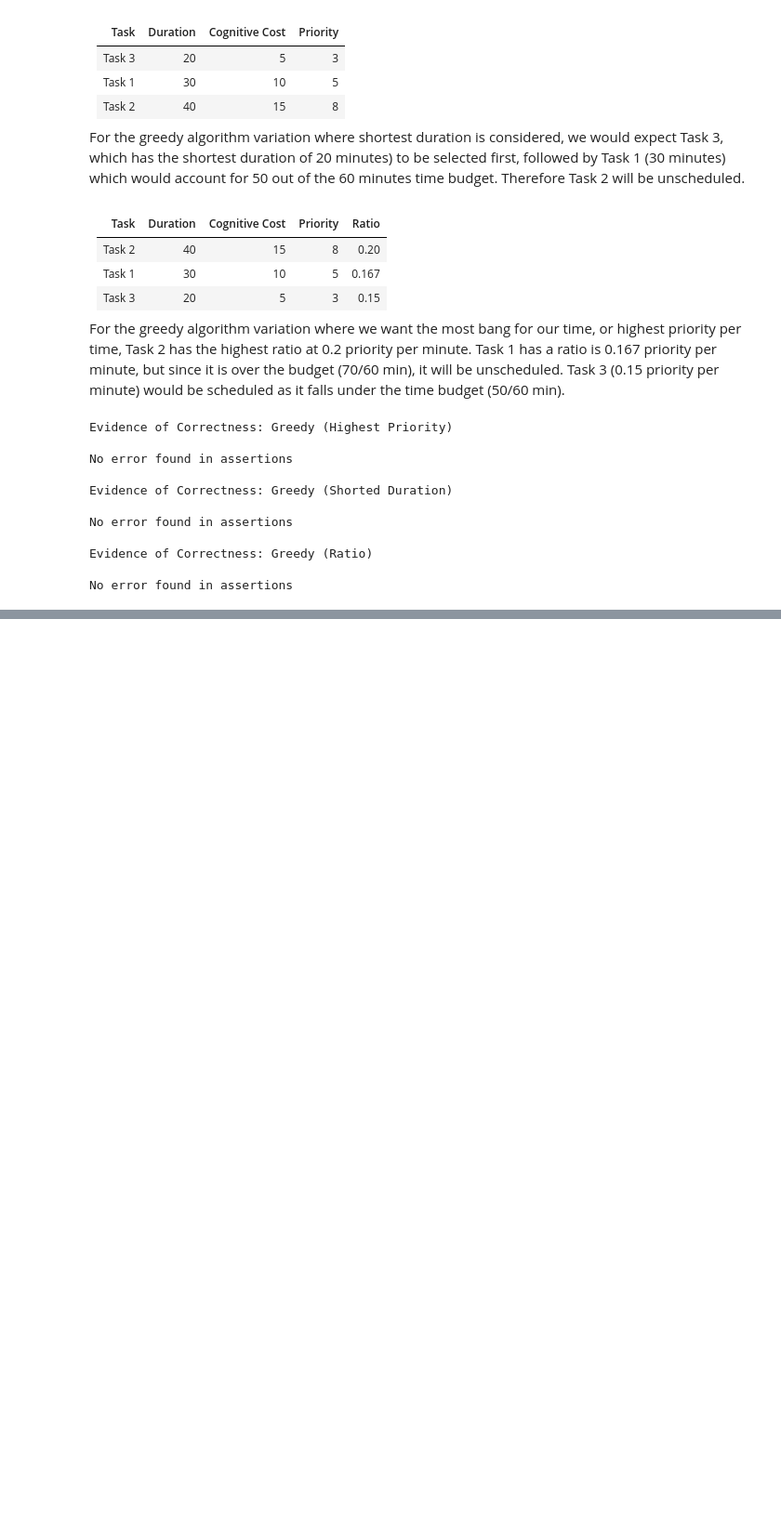
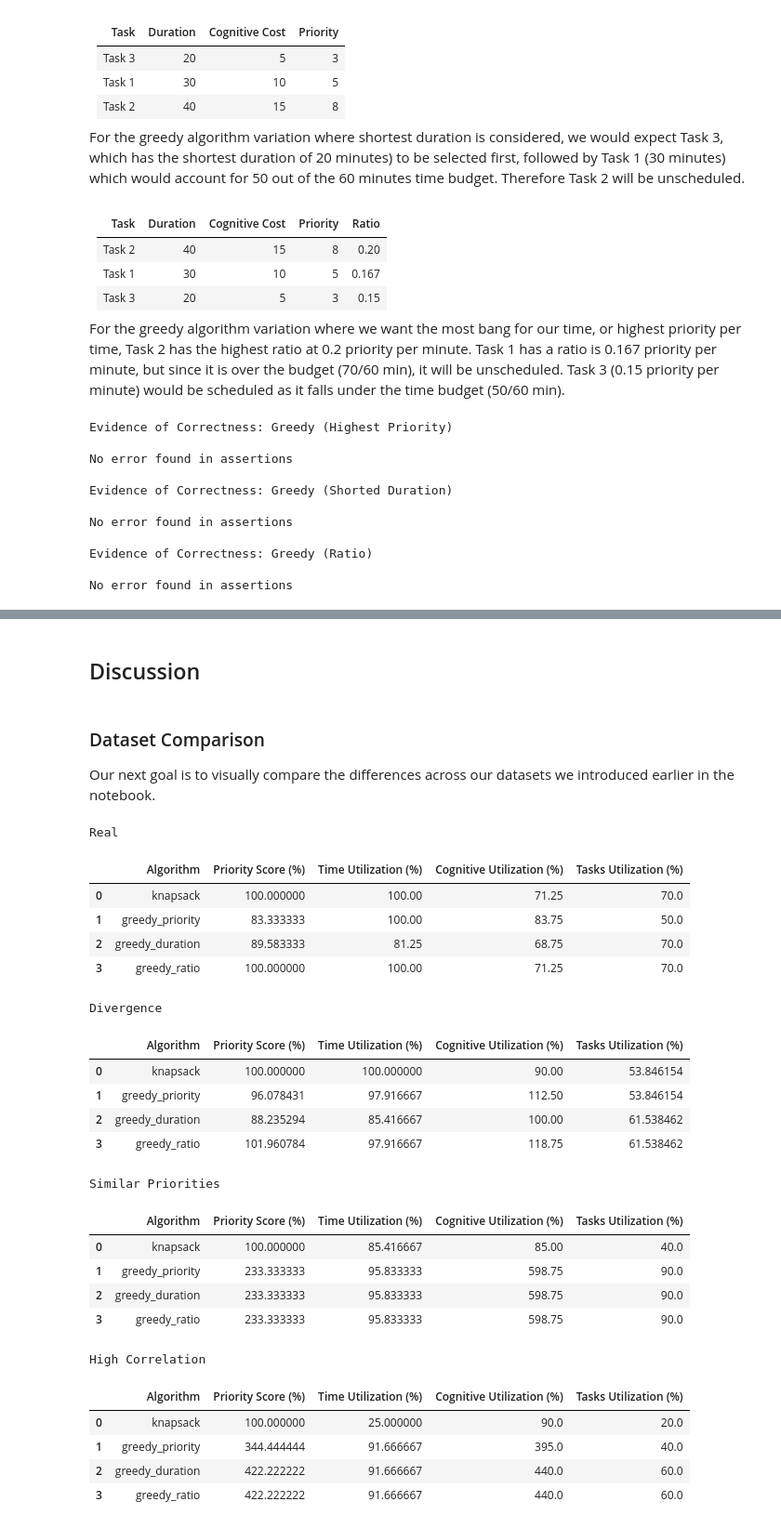
Before and after one commit to tera90223/task_optimization_dp, a Jupyter notebook: notebooks/task_optimization_analysis.ipynb, the cells around one changed output, grey strips where cells are left out. Shown at 93% size. Drawn from its saved outputs; the diff is of its cells as text; code cells hidden in the pictures; blank space fills up the shorter version.

```diff
--- a/notebooks/task_optimization_analysis.ipynb
+++ b/notebooks/task_optimization_analysis.ipynb
@@ -339,0 +399,64 @@ No error found in assertions
+# %% [markdown]
+## Discussion
+# %% [markdown]
+### Dataset Comparison
+Our next goal is to visually compare the differences across our datasets we introduced earlier in the notebook.
+# %%
+datasets = [divergence_df, priorities_df, correlation_df]
+scorecards = []
+# Append Real dataset scorecard since it has already been implemented
+scorecards.append(score_card)
+
+time_budget = 240
+cog_budget = 80
+
+for dataset in datasets:
+    # knapsack
+    k_scheduled, k_unscheduled = knapsack(tasks = dataset, capacity = cog_budget, time_budget = time_budget)
+    # highest priority
+    p_scheduled, p_unscheduled = greedy(tasks = dataset, time_budget=time_budget, greedy_type = 0)
+    # shortest duration
+    d_scheduled, d_unscheduled = greedy(tasks = dataset, time_budget=time_budget, greedy_type = 1)
+    # Highest priority per time
+    r_scheduled, r_unscheduled = greedy(tasks = dataset, time_budget=time_budget, greedy_type = 2)
+
+    results = {
+        "knapsack": {"scheduled": k_scheduled, "unscheduled": k_unscheduled},
+        "greedy_priority": {"scheduled": p_scheduled, "unscheduled": p_unscheduled},
+        "greedy_duration": {"scheduled": d_scheduled, "unscheduled": d_unscheduled},
+        "greedy_ratio": {"scheduled": r_scheduled, "unscheduled": r_unscheduled},
+    }
+
+    score_card = build_score_card(task_df = dataset, results=results, cog_budget=cog_budget, time_budget=time_budget)
+
+    scorecards.append(score_card)
+# %%
+dataset_names = ["Real", "Divergence", "Similar Priorities", "High Correlation"]
+for i, scorecard in enumerate(scorecards):
+    print(f"\033[1m{dataset_names[i]}\033[0m\n")
+    display(scorecard)
+# %% [output]
+Real
+|  | Algorithm | Priority Score (%) | Time Utilization (%) | Cognitive Utilization (%) | Tasks Utilization (%) |
+| 0 | knapsack | 100.000000 | 100.00 | 71.25 | 70.0 |
+| 1 | greedy_priority | 83.333333 | 100.00 | 83.75 | 50.0 |
+| 2 | greedy_duration | 89.583333 | 81.25 | 68.75 | 70.0 |
+| 3 | greedy_ratio | 100.000000 | 100.00 | 71.25 | 70.0 |
+Divergence
+|  | Algorithm | Priority Score (%) | Time Utilization (%) | Cognitive Utilization (%) | Tasks Utilization (%) |
+| 0 | knapsack | 100.000000 | 100.000000 | 90.00 | 53.846154 |
+| 1 | greedy_priority | 96.078431 | 97.916667 | 112.50 | 53.846154 |
+| 2 | greedy_duration | 88.235294 | 85.416667 | 100.00 | 61.538462 |
+| 3 | greedy_ratio | 101.960784 | 97.916667 | 118.75 | 61.538462 |
+Similar Priorities
+|  | Algorithm | Priority Score (%) | Time Utilization (%) | Cognitive Utilization (%) | Tasks Utilization (%) |
+| 0 | knapsack | 100.000000 | 85.416667 | 85.00 | 40.0 |
+| 1 | greedy_priority | 233.333333 | 95.833333 | 598.75 | 90.0 |
+| 2 | greedy_duration | 233.333333 | 95.833333 | 598.75 | 90.0 |
+| 3 | greedy_ratio | 233.333333 | 95.833333 | 598.75 | 90.0 |
+High Correlation
+|  | Algorithm | Priority Score (%) | Time Utilization (%) | Cognitive Utilization (%) | Tasks Utilization (%) |
+| 0 | knapsack | 100.000000 | 25.000000 | 90.0 | 20.0 |
+| 1 | greedy_priority | 344.444444 | 91.666667 | 395.0 | 40.0 |
+| 2 | greedy_duration | 422.222222 | 91.666667 | 440.0 | 60.0 |
+| 3 | greedy_ratio | 422.222222 | 91.666667 | 440.0 | 60.0 |
```
Also changed, not shown: parts of 13 cells of this notebook.
